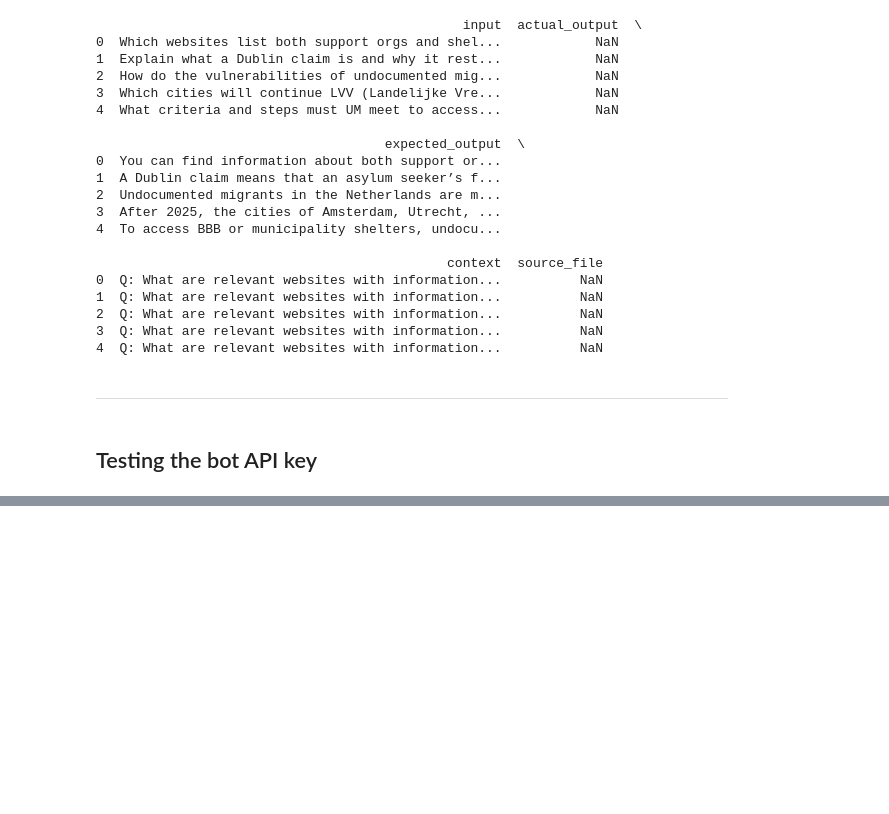
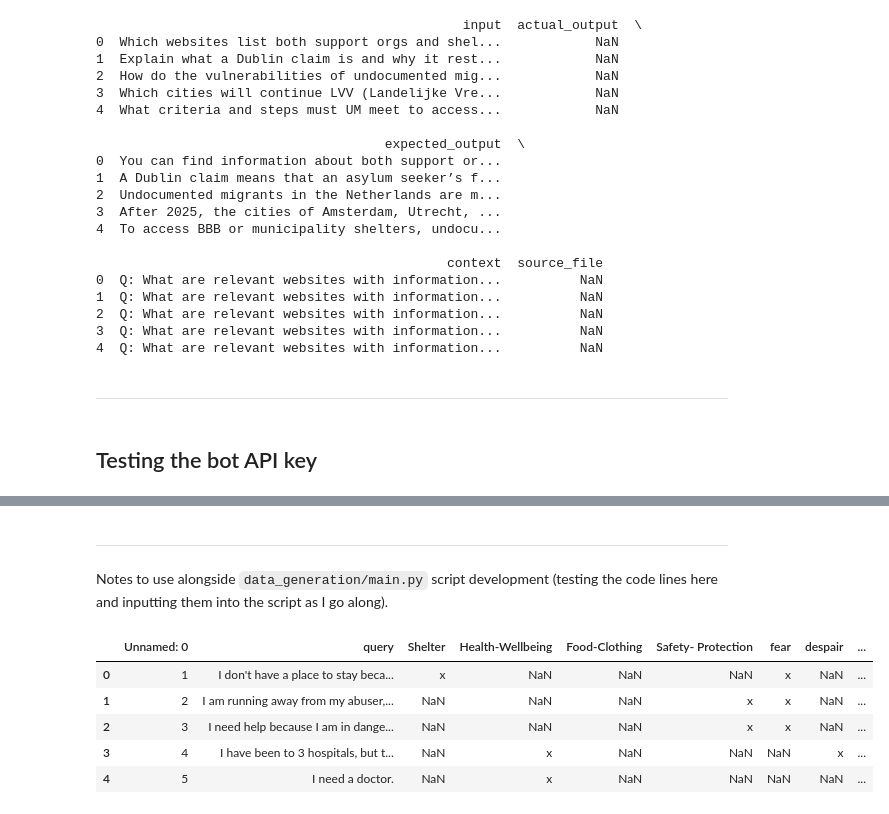
Before and after one commit to rodekruis/HIA-eval-framework, a Jupyter notebook: notebooks/experiments.ipynb, the cells around one changed output, grey strips where cells are left out. Cells and saved outputs as stored; diff of their text form; code cells hidden in the pictures; blank space fills up the shorter version.

Commit message:
Finalised all metric scripts, notebooks, and main,py

```diff
--- a/notebooks/experiments.ipynb
+++ b/notebooks/experiments.ipynb
@@ -414,0 +450,20 @@ test_question = 'where can i get shelter?'
+# %% [markdown]
+-----
+# %% [markdown]
+Notes to use alongside `data_generation/main.py` script development (testing the code lines here and inputting them into the script as I go along).
+# %%
+import os
+import pandas as pd
+import requests
+
+# LOADING INPUT QUESTIONS
+goldens = pd.read_csv("../data_generation/questions.csv")
+# %%
+goldens.head()
+# %% [output]
+|  | Unnamed: 0 | query | Shelter | Health-Wellbeing | Food-Clothing | Safety- Protection | fear | despair | ... |
+| 0 | 1 | I don't have a place to stay beca... | x | NaN | NaN | NaN | x | NaN | ... |
+| 1 | 2 | I am running away from my abuser,... | NaN | NaN | NaN | x | x | NaN | ... |
+| 2 | 3 | I need help because I am in dange... | NaN | NaN | NaN | x | x | NaN | ... |
+| 3 | 4 | I have been to 3 hospitals, but t... | NaN | x | NaN | NaN | NaN | x | ... |
+| 4 | 5 | I need a doctor. | NaN | x | NaN | NaN | NaN | NaN | ... |
```
Also changed, not shown: parts of 9 cells of this notebook, 34 other files.
